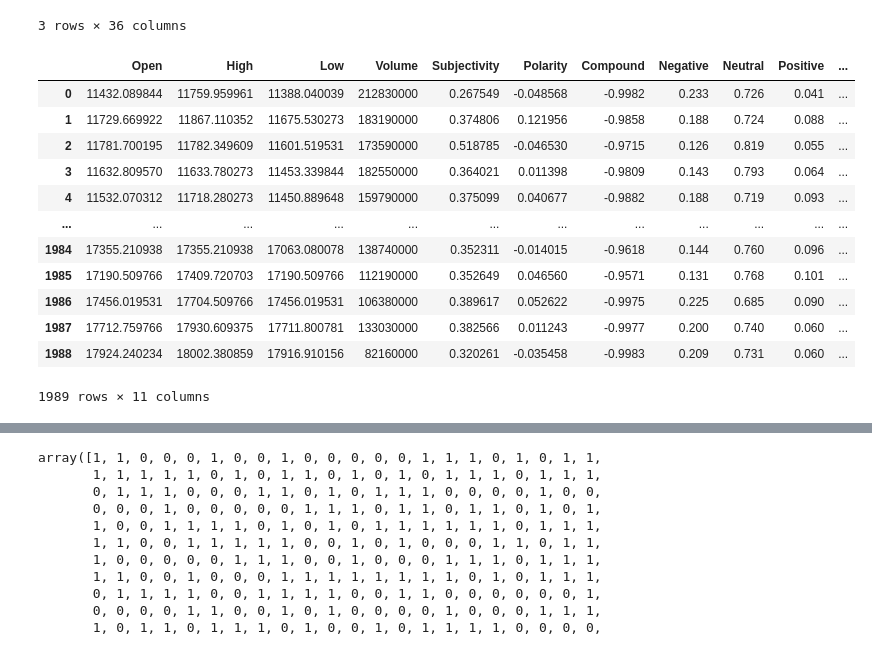
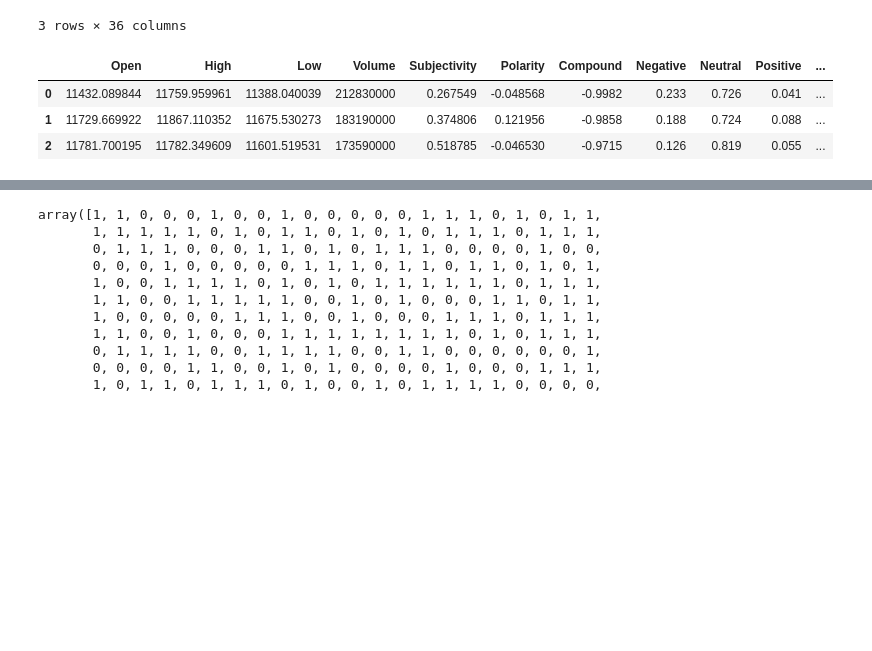
Before and after one commit to JenniferOji/StockWise, a Jupyter notebook: ml/predictions.ipynb, the cells around one changed output, grey strips where cells are left out. Saved outputs shown, nothing was run; the diff lists cells and outputs as text; code cells hidden in the pictures; blank space fills up the shorter version.

```diff
--- a/ml/predictions.ipynb
+++ b/ml/predictions.ipynb
@@ -151,22 +145,15 @@ merge['Positive'] = positive
 # %%
 # collapse data to train our model on model
 # a list of columns to keep
 keep_columns = ['Open', 'High', 'Low', 'Volume', 'Subjectivity', 'Polarity', 'Compound', 'Negative', 'Neutral', 'Positive', 'Label']
+# Define explicit feature columns (same order used for training and prediction)
+features_columns = ['Open', 'High', 'Low', 'Volume', 'Subjectivity', 'Polarity', 'Compound', 'Negative', 'Neutral', 'Positive']
 df = merge[keep_columns]
-df
+df.head(3)
 # %% [output]
 |  | Open | High | Low | Volume | Subjectivity | Polarity | Compound | Negative | Neutral | Positive | ... |
 | 0 | 11432.089844 | 11759.959961 | 11388.040039 | 212830000 | 0.267549 | -0.048568 | -0.9982 | 0.233 | 0.726 | 0.041 | ... |
 | 1 | 11729.669922 | 11867.110352 | 11675.530273 | 183190000 | 0.374806 | 0.121956 | -0.9858 | 0.188 | 0.724 | 0.088 | ... |
 | 2 | 11781.700195 | 11782.349609 | 11601.519531 | 173590000 | 0.518785 | -0.046530 | -0.9715 | 0.126 | 0.819 | 0.055 | ... |
-| 3 | 11632.809570 | 11633.780273 | 11453.339844 | 182550000 | 0.364021 | 0.011398 | -0.9809 | 0.143 | 0.793 | 0.064 | ... |
-| 4 | 11532.070312 | 11718.280273 | 11450.889648 | 159790000 | 0.375099 | 0.040677 | -0.9882 | 0.188 | 0.719 | 0.093 | ... |
-| ... | ... | ... | ... | ... | ... | ... | ... | ... | ... | ... | ... |
-| 1984 | 17355.210938 | 17355.210938 | 17063.080078 | 138740000 | 0.352311 | -0.014015 | -0.9618 | 0.144 | 0.760 | 0.096 | ... |
-| 1985 | 17190.509766 | 17409.720703 | 17190.509766 | 112190000 | 0.352649 | 0.046560 | -0.9571 | 0.131 | 0.768 | 0.101 | ... |
-| 1986 | 17456.019531 | 17704.509766 | 17456.019531 | 106380000 | 0.389617 | 0.052622 | -0.9975 | 0.225 | 0.685 | 0.090 | ... |
-| 1987 | 17712.759766 | 17930.609375 | 17711.800781 | 133030000 | 0.382566 | 0.011243 | -0.9977 | 0.200 | 0.740 | 0.060 | ... |
-| 1988 | 17924.240234 | 18002.380859 | 17916.910156 | 82160000 | 0.320261 | -0.035458 | -0.9983 | 0.209 | 0.731 | 0.060 | ... |
-1989 rows × 11 columns
 # %%
 # create the feature dataset
```
Also changed, not shown: parts of 6 cells of this notebook, 1 other file.
